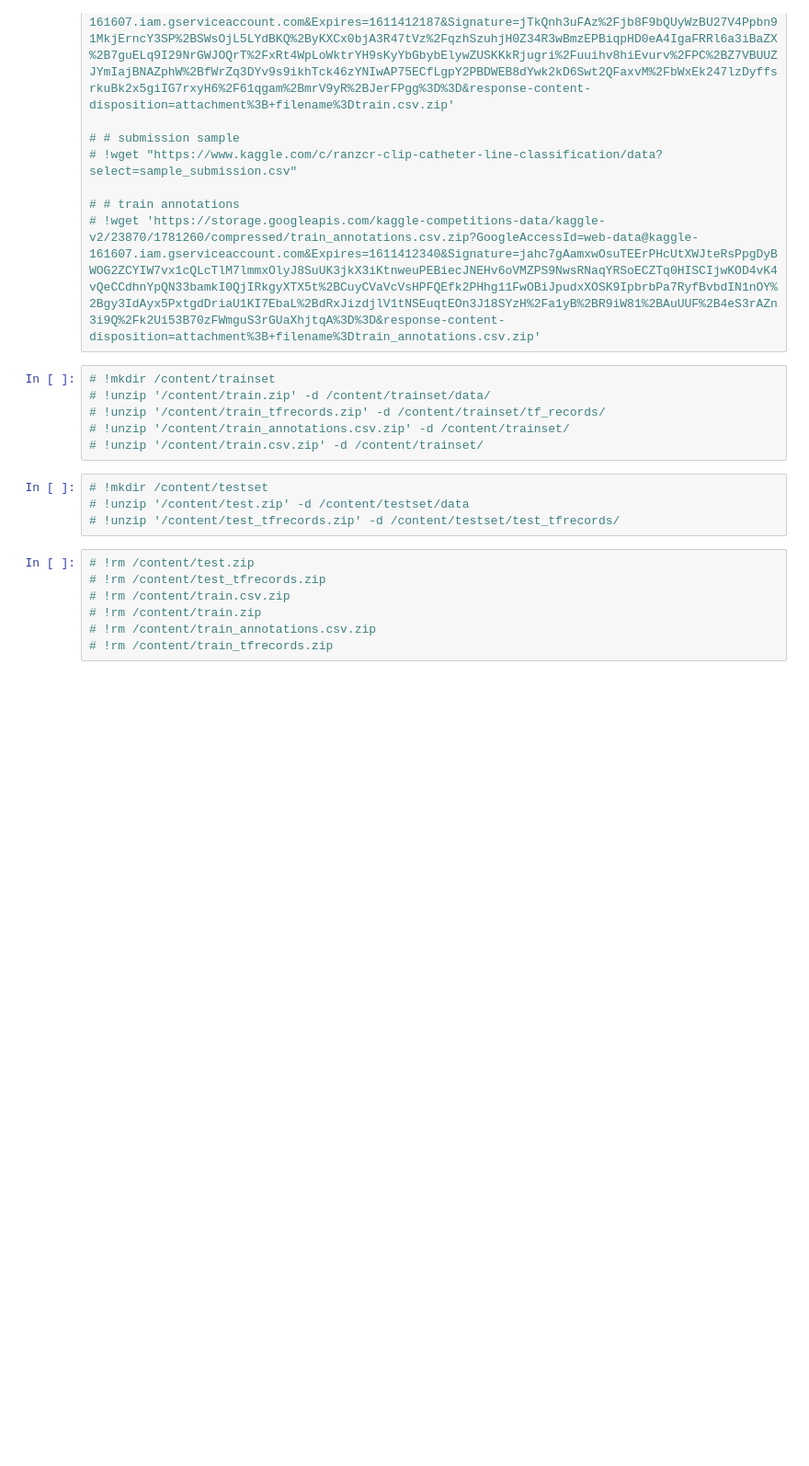
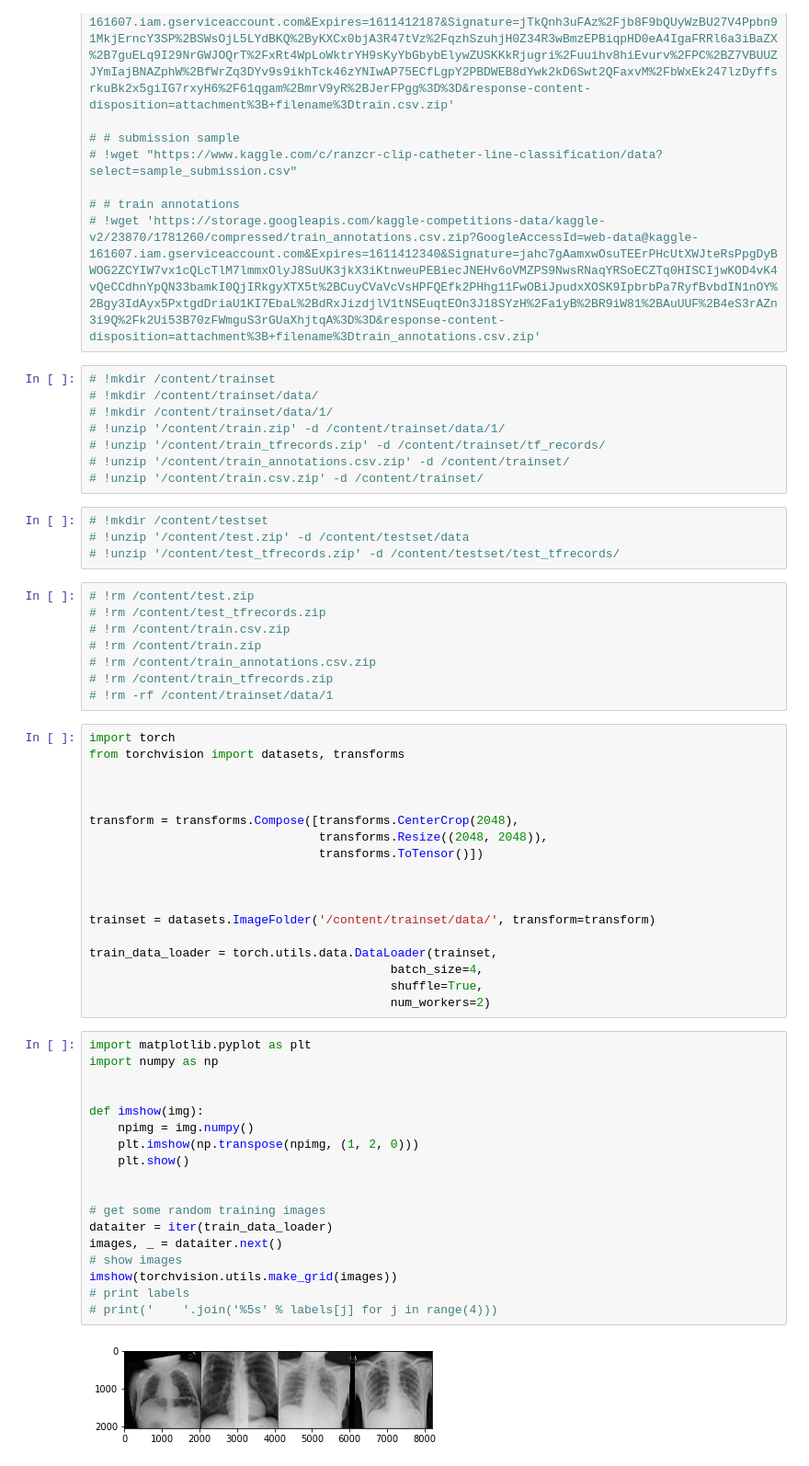
Before and after one commit to alirezash97/Machine-Learning-Course, a Jupyter notebook: Final_Project/RANZCR.ipynb, the cells around one changed output. Shown: that part at 92% size. Saved outputs shown, nothing was run; the diff lists cells and outputs as text; blank space fills up the shorter version.

```diff
--- a/Final_Project/RANZCR.ipynb
+++ b/Final_Project/RANZCR.ipynb
@@ -23,7 +23,9 @@
 # !wget 'https://storage.googleapis.com/kaggle-competitions-data/kaggle-v2/23870/1781260/compressed/train_annotations.csv.zip?GoogleAccessId=web-data@kaggle-161607.iam.gserviceaccount.com&Expires=1611412340&Signature=jahc7gAamxwOsuTEErPHcUtXWJteRsPpgDyBWOG2ZCYIW7vx1cQLcTlM7lmmxOlyJ8SuUK3jkX3iKtnweuPEBiecJNEHv6oVMZPS9NwsRNaqYRSoECZTq0HISCIjwKOD4vK4vQeCCdhnYpQN33bamkI0QjIRkgyXTX5t%2BCuyCVaVcVsHPFQEfk2PHhg11FwOBiJpudxXOSK9IpbrbPa7RyfBvbdIN1nOY%2Bgy3IdAyx5PxtgdDriaU1KI7EbaL%2BdRxJizdjlV1tNSEuqtEOn3J18SYzH%2Fa1yB%2BR9iW81%2BAuUUF%2B4eS3rAZn3i9Q%2Fk2Ui53B70zFWmguS3rGUaXhjtqA%3D%3D&response-content-disposition=attachment%3B+filename%3Dtrain_annotations.csv.zip'
 # %%
 # !mkdir /content/trainset
-# !unzip '/content/train.zip' -d /content/trainset/data/
+# !mkdir /content/trainset/data/
+# !mkdir /content/trainset/data/1/
+# !unzip '/content/train.zip' -d /content/trainset/data/1/
 # !unzip '/content/train_tfrecords.zip' -d /content/trainset/tf_records/
 # !unzip '/content/train_annotations.csv.zip' -d /content/trainset/
 # !unzip '/content/train.csv.zip' -d /content/trainset/
@@ -38,3 +40,42 @@
 # !rm /content/train.zip
 # !rm /content/train_annotations.csv.zip
 # !rm /content/train_tfrecords.zip
+# !rm -rf /content/trainset/data/1
+# %%
+import torch
+from torchvision import datasets, transforms
+
+
+
+transform = transforms.Compose([transforms.CenterCrop(2048),
+                                transforms.Resize((2048, 2048)),
+                                transforms.ToTensor()])
+
+
+
+trainset = datasets.ImageFolder('/content/trainset/data/', transform=transform)
+
+train_data_loader = torch.utils.data.DataLoader(trainset,
+                                          batch_size=4,
+                                          shuffle=True,
+                                          num_workers=2)
+# %%
+import matplotlib.pyplot as plt
+import numpy as np
+
+
+def imshow(img):
+    npimg = img.numpy()
+    plt.imshow(np.transpose(npimg, (1, 2, 0)))
+    plt.show()
+
+
+# get some random training images
+dataiter = iter(train_data_loader)
+images, _ = dataiter.next()
+# show images
+imshow(torchvision.utils.make_grid(images))
+# print labels
+# print('    '.join('%5s' % labels[j] for j in range(4)))
+# %% [output]
+[figure, added]
```
Also changed, not shown: parts of 2 cells of this notebook.
